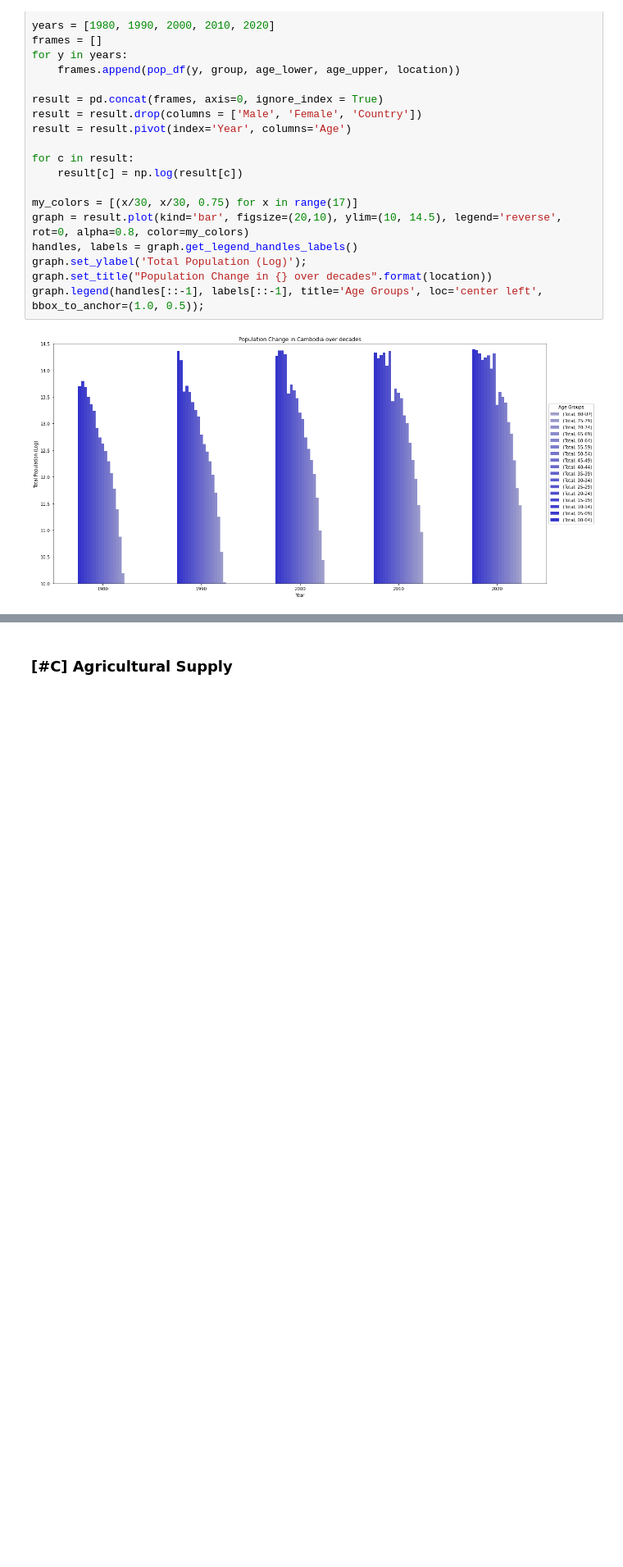
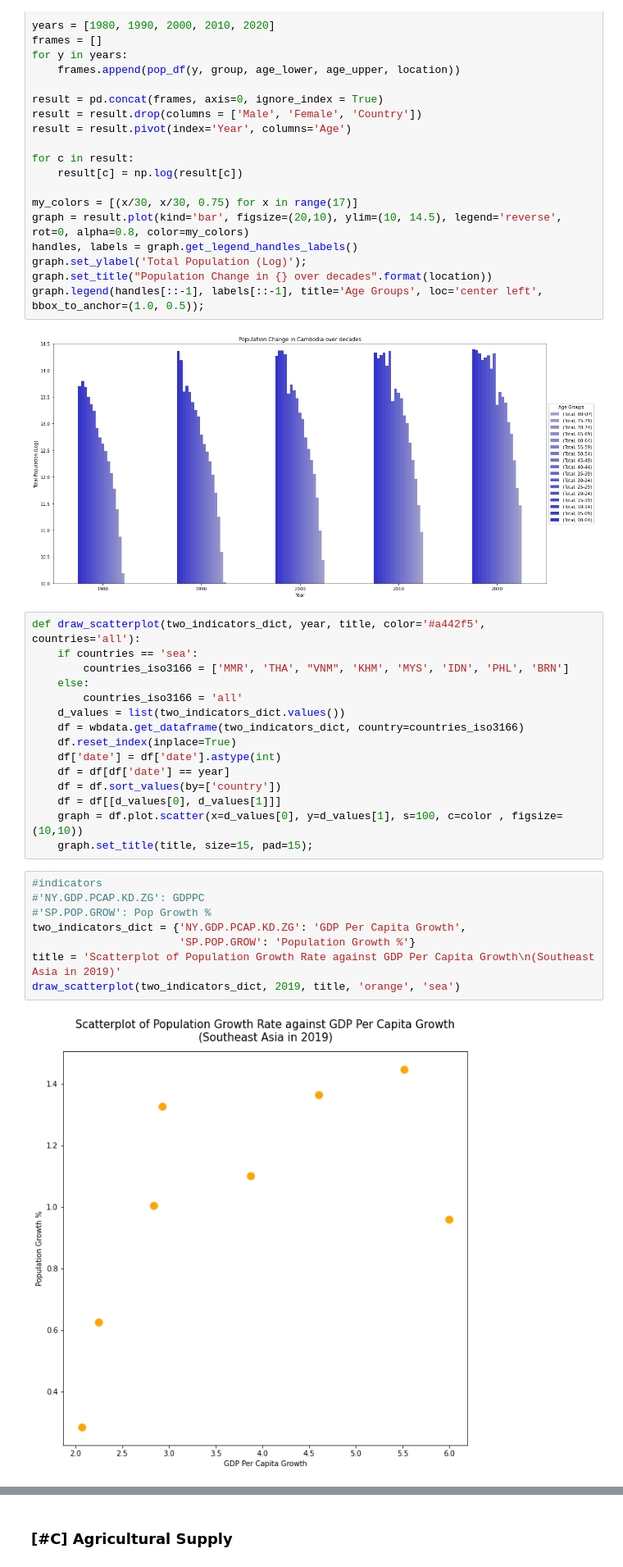
Before and after one commit to jasminlee/EEP-153-Mahalanobis-project-1, a Jupyter notebook: project1_final01.ipynb, the cells around one changed output, grey strips where cells are left out. Shown at 82% size. Cells and saved outputs as stored; diff of their text form; blank space fills up the shorter version.

```diff
--- a/project1_final01.ipynb
+++ b/project1_final01.ipynb
@@ -500,3 +500,28 @@ graph.set_title("Population Change in {} over decades".format(location))
 graph.legend(handles[::-1], labels[::-1], title='Age Groups', loc='center left', bbox_to_anchor=(1.0, 0.5));
 # %% [output]
 [figure]
+# %%
+def draw_scatterplot(two_indicators_dict, year, title, color='#a442f5', countries='all'):
+    if countries == 'sea':
+        countries_iso3166 = ['MMR', 'THA', "VNM", 'KHM', 'MYS', 'IDN', 'PHL', 'BRN']
+    else:
+        countries_iso3166 = 'all'
+    d_values = list(two_indicators_dict.values())
+    df = wbdata.get_dataframe(two_indicators_dict, country=countries_iso3166)
+    df.reset_index(inplace=True)
+    df['date'] = df['date'].astype(int)
+    df = df[df['date'] == year]
+    df = df.sort_values(by=['country'])
+    df = df[[d_values[0], d_values[1]]]
+    graph = df.plot.scatter(x=d_values[0], y=d_values[1], s=100, c=color , figsize=(10,10))
+    graph.set_title(title, size=15, pad=15);
+# %%
+#indicators
+#'NY.GDP.PCAP.KD.ZG': GDPPC
+#'SP.POP.GROW': Pop Growth %
+two_indicators_dict = {'NY.GDP.PCAP.KD.ZG': 'GDP Per Capita Growth',
+                       'SP.POP.GROW': 'Population Growth %'}
+title = 'Scatterplot of Population Growth Rate against GDP Per Capita Growth\n(Southeast Asia in 2019)'
+draw_scatterplot(two_indicators_dict, 2019, title, 'orange', 'sea')
+# %% [output]
+[figure, added]
```
Also changed, not shown: parts of 1 cell of this notebook.
